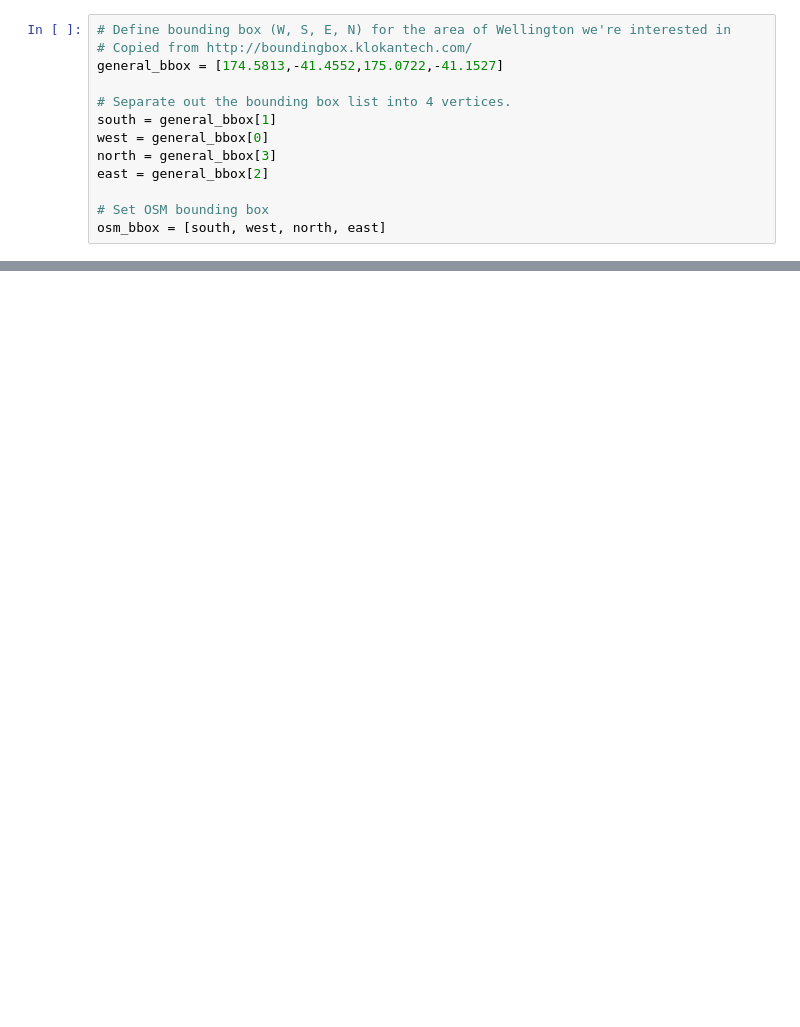
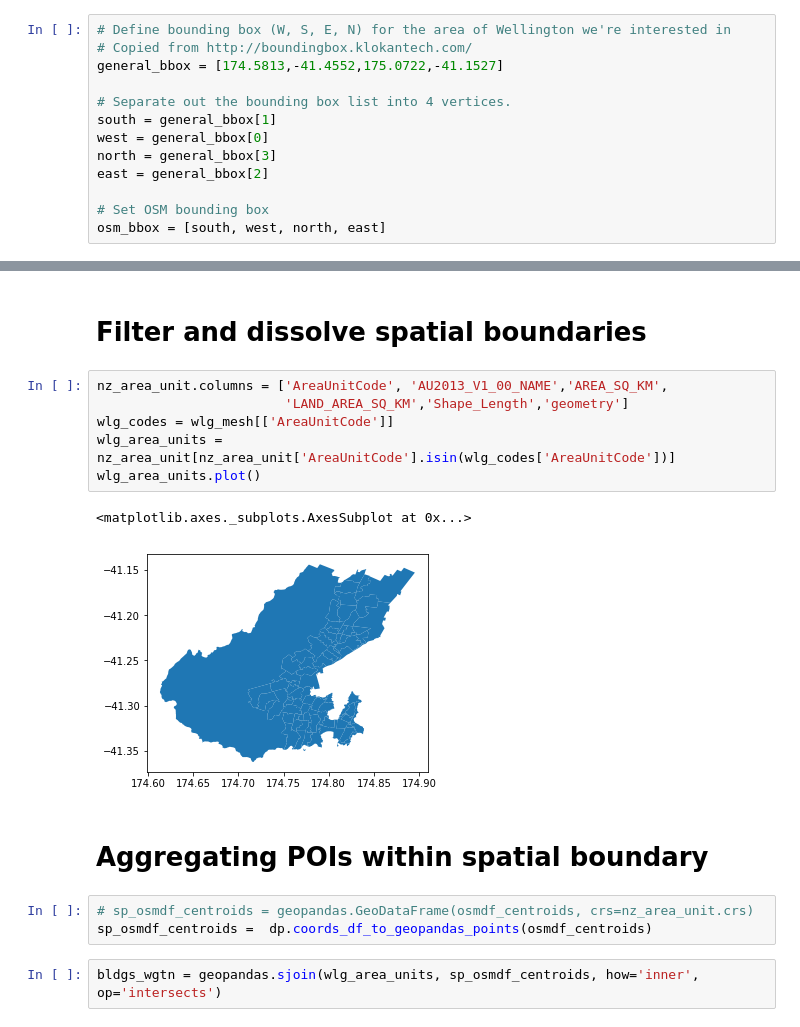
Before and after one commit to shriv/spatial-plays, a Jupyter notebook: Exploring OSM Ways.ipynb, the cells around one changed output, grey strips where cells are left out. Saved outputs shown, nothing was run; the diff lists cells and outputs as text; blank space fills up the shorter version.

```diff
--- a/Exploring OSM Ways.ipynb
+++ b/Exploring OSM Ways.ipynb
@@ -65,0 +93,18 @@ map_bldgs
+# %% [markdown]
+# Filter and dissolve spatial boundaries
+# %%
+nz_area_unit.columns = ['AreaUnitCode', 'AU2013_V1_00_NAME','AREA_SQ_KM',
+                        'LAND_AREA_SQ_KM','Shape_Length','geometry']
+wlg_codes = wlg_mesh[['AreaUnitCode']]
+wlg_area_units = nz_area_unit[nz_area_unit['AreaUnitCode'].isin(wlg_codes['AreaUnitCode'])]
+wlg_area_units.plot()
+# %% [output]
+<matplotlib.axes._subplots.AxesSubplot at 0x...>
+[figure, added]
+# %% [markdown]
+# Aggregating POIs within spatial boundary
+# %%
+# sp_osmdf_centroids = geopandas.GeoDataFrame(osmdf_centroids, crs=nz_area_unit.crs)
+sp_osmdf_centroids =  dp.coords_df_to_geopandas_points(osmdf_centroids)
+# %%
+bldgs_wgtn = geopandas.sjoin(wlg_area_units, sp_osmdf_centroids, how='inner', op='intersects')
```
Also changed, not shown: parts of 25 cells of this notebook, 1 other file.
